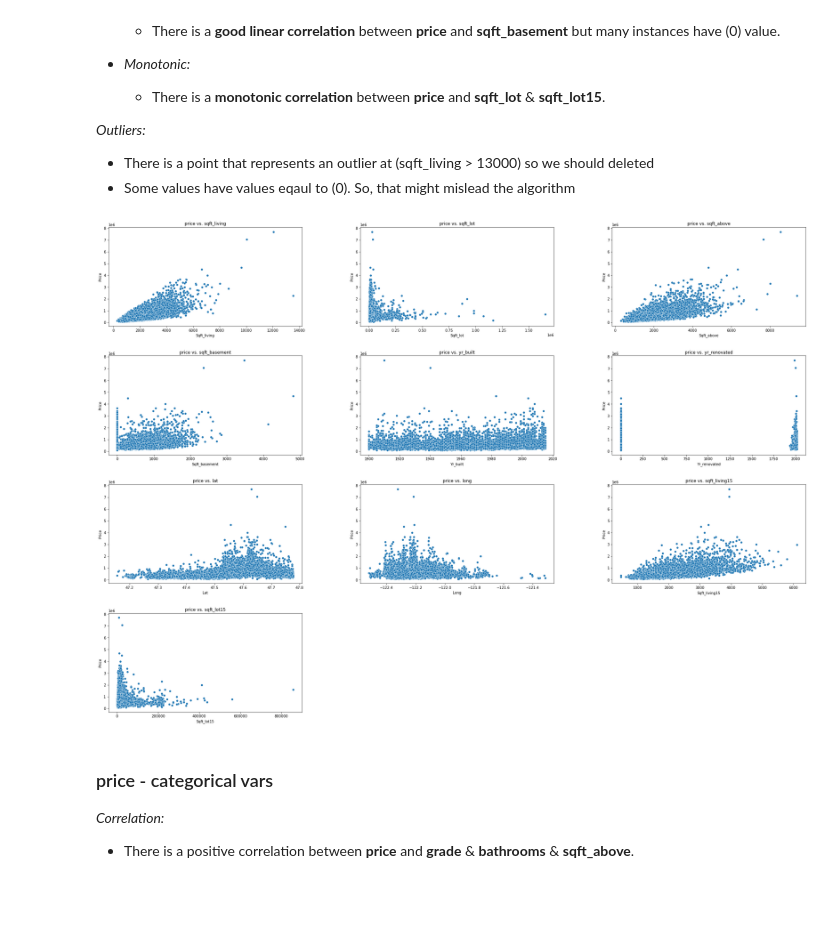
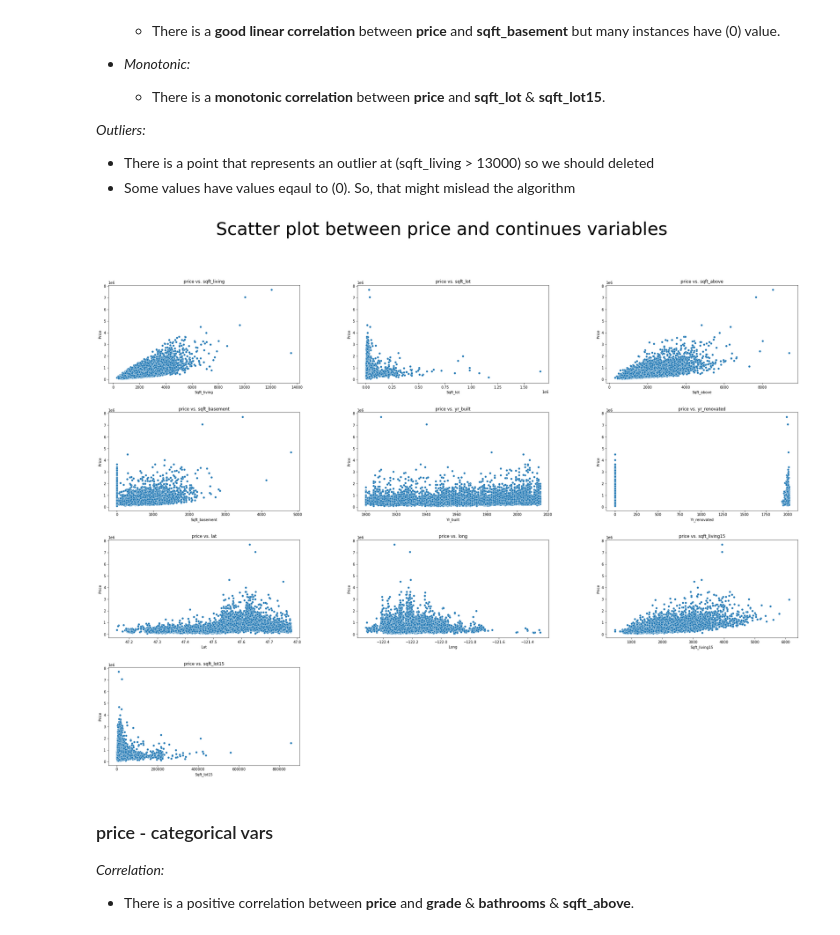
Before and after one commit to Nicola-Ibrahim/House-price-prediction, a Jupyter notebook: House pricing prediction - Model.ipynb, the cells around one changed output. Drawn from its saved outputs; the diff is of its cells as text; code cells hidden in the pictures; blank space fills up the shorter version.

```diff
--- a/House pricing prediction - Model.ipynb
+++ b/House pricing prediction - Model.ipynb
@@ -183,6 +178,10 @@ Data dimension(15126, 18)
 cols = ['bedrooms', 'bathrooms', 'floors', 'view', 'waterfront', 'condition', 'grade']
 df_train[cols] = df_train[cols].astype('object')
 
+# change the type to pd.number
+cols = ['sqft_living', 'sqft_lot', 'sqft_above', 'sqft_basement', 'yr_built', 'yr_renovated', 'lat', 'long']
+df_train[cols] = df_train[cols].astype(np.number)
+
 # Select categorical data from data frame
 categorical_feat = df_train.select_dtypes(include=['object']).columns
 numerical_feat = df_train.select_dtypes(np.number).columns[1:]
@@ -328,30 +327,30 @@ We notice that there is a good relation between **price** and **(sqft_living, sq
 - There is a point that represents an outlier at (sqft_living > 13000) so we should deleted
 - Some values have values eqaul to (0). So, that might mislead the algorithm
 # %%
-def plot_scatter_plot(data:pd.DataFrame, cols:list):
+def plot_scatter_plot(data:pd.DataFrame, cols:list, title:str):
     """
     Plot scatter plot between price and continues variables
 
     Parameters
     ----------
     data : DataFrame
     cols : list of features
     """
     figure = plt.figure(figsize=(35,25))
     figure.subplots_adjust(wspace=0.3, hspace=0.3)
 
     for i, col in enumerate(cols, start=1):
         ax = figure.add_subplot(4, 3, i)
         sns.scatterplot(x=col, y='price', data=data, ax=ax)
         ax.set_title(f'price vs. {col}')
         ax.set_xlabel(col.capitalize())
         ax.set_ylabel('Price')
 
+    figure.suptitle(title, fontsize=50)
 
-plot_scatter_plot(df_train, numerical_feat)
-# sns.scatterplot(x='sqft_living', y='sqft_above', data=df_train)
+plot_scatter_plot(data=df_train, cols=numerical_feat, title='Scatter plot between price and continues variables')
 # %% [output]
-[figure, old version]
+[figure, new version]
 # %% [markdown]
 ### price - categorical vars
 
```
Also changed, not shown: parts of 44 cells of this notebook.
